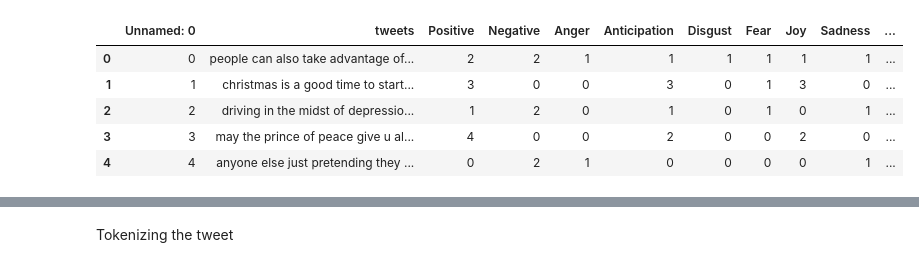
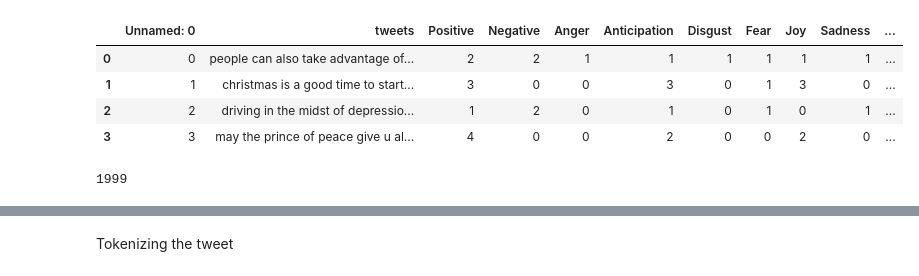
Before and after one commit to Gail529/Mental-health, a Jupyter notebook: lstm_model_streamlit.ipynb, the cells around one changed output, grey strips where cells are left out. Drawn from its saved outputs; the diff is of its cells as text; code cells hidden in the pictures.

```diff
--- a/lstm_model_streamlit.ipynb
+++ b/lstm_model_streamlit.ipynb
@@ -42,11 +43,10 @@ data=pd.read_csv('/content/tweet_emotion_scores.csv')
 # %%
 data=pd.read_csv('/content/Mental_health.csv')
 # %%
-data.head()
+data.head(4)
 # %% [output]
 |  | Unnamed: 0 | tweets | Positive | Negative | Anger | Anticipation | Disgust | Fear | Joy | Sadness | ... |
 | 0 | 0 | people can also take advantage of... | 2 | 2 | 1 | 1 | 1 | 1 | 1 | 1 | ... |
 | 1 | 1 | christmas is a good time to start... | 3 | 0 | 0 | 3 | 0 | 1 | 3 | 0 | ... |
 | 2 | 2 | driving in the midst of depressio... | 1 | 2 | 0 | 1 | 0 | 1 | 0 | 1 | ... |
 | 3 | 3 | may the prince of peace give u al... | 4 | 0 | 0 | 2 | 0 | 0 | 2 | 0 | ... |
-| 4 | 4 | anyone else just pretending they ... | 0 | 2 | 1 | 0 | 0 | 0 | 0 | 1 | ... |
@@ -55,3 +53,8 @@ data.loc[(data['Positive'] < data['Negative']) & (data['Sadness'] >= 1) , 'score
+# %%
+tweets=data['tweets'].values.tolist()
+len(tweets)
+# %% [output]
+1999
 # %%
 #lowercasing and url,punctuations and numbers removal,
 def Lowercasing(words):
```
Also changed, not shown: parts of 23 cells of this notebook.
